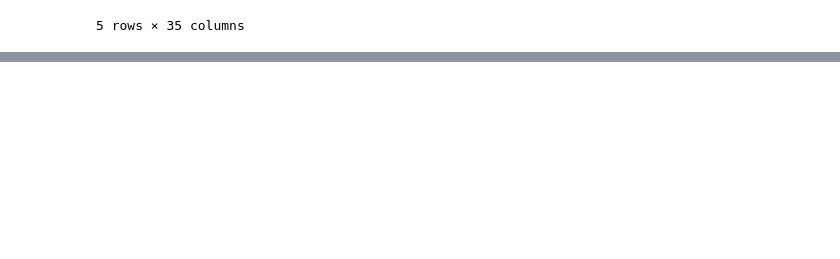
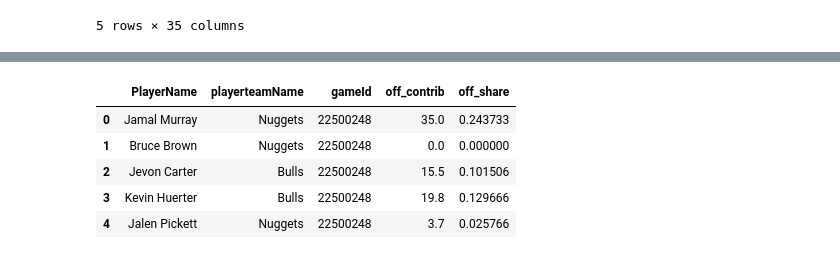
Before and after one commit to wjdorsey/qepc_project, a Jupyter notebook: notebooks/qepc_sandbox.ipynb, the cells around one changed output, grey strips where cells are left out. Drawn from its saved outputs; the diff is of its cells as text; code cells hidden in the pictures; blank space fills up the shorter version.

```diff
--- a/notebooks/qepc_sandbox.ipynb
+++ b/notebooks/qepc_sandbox.ipynb
@@ -507 +520,26 @@ Recent rows: 8024
 5 rows × 35 columns
+# %%
+# --- 10.3 Build PlayerName & offensive contribution metric ---
+
+import numpy as np
+
+# Make sure these columns exist / are numeric
+for col in ["points", "assists", "reboundsOffensive", "turnovers"]:
+    if col not in player_stats.columns:
+        print(f"Warning: column {col} not found in PlayerStatistics.")
+        ps_recent[col] = 0
+    else:
+        ps_recent[col] = ps_recent[col].fillna(0)
+
+ps_recent["PlayerName"] = (
+    ps_recent["firstName"].astype(str) + " " + ps_recent["lastName"].astype(str)
+)
+
+ps_recent["off_contrib"] = (
+    ps_recent["points"]
+    + 0.7 * ps_recent["assists"]
+    + 0.7 * ps_recent["reboundsOffensive"]
+    - 0.9 * ps_recent["turnovers"]
+)
+
+ps_recent[["PlayerName", "playerteamName", "gameId", "off_contrib"]].head()
@@ -507,0 +553,27 @@ Recent rows: 8024
+# %%
+# --- 10.4 Team totals per game and player share within team ---
+
+team_totals = (
+    ps_recent
+    .groupby(["gameId", "playerteamName"], as_index=False)["off_contrib"]
+    .sum()
+    .rename(columns={"off_contrib": "team_off_contrib"})
+)
+
+ps_recent = ps_recent.merge(
+    team_totals,
+    on=["gameId", "playerteamName"],
+    how="left"
+)
+
+ps_recent["team_off_contrib"] = ps_recent["team_off_contrib"].replace({0: np.nan})
+ps_recent["off_share"] = ps_recent["off_contrib"] / ps_recent["team_off_contrib"]
+
+ps_recent[["PlayerName", "playerteamName", "gameId", "off_contrib", "off_share"]].head()
+# %% [output]
+|  | PlayerName | playerteamName | gameId | off_contrib | off_share |
+| 0 | Jamal Murray | Nuggets | 22500248 | 35.0 | 0.243733 |
+| 1 | Bruce Brown | Nuggets | 22500248 | 0.0 | 0.000000 |
+| 2 | Jevon Carter | Bulls | 22500248 | 15.5 | 0.101506 |
+| 3 | Kevin Huerter | Bulls | 22500248 | 19.8 | 0.129666 |
+| 4 | Jalen Pickett | Nuggets | 22500248 | 3.7 | 0.025766 |
```
Also changed, not shown: parts of 7 cells of this notebook, 1 other file.
